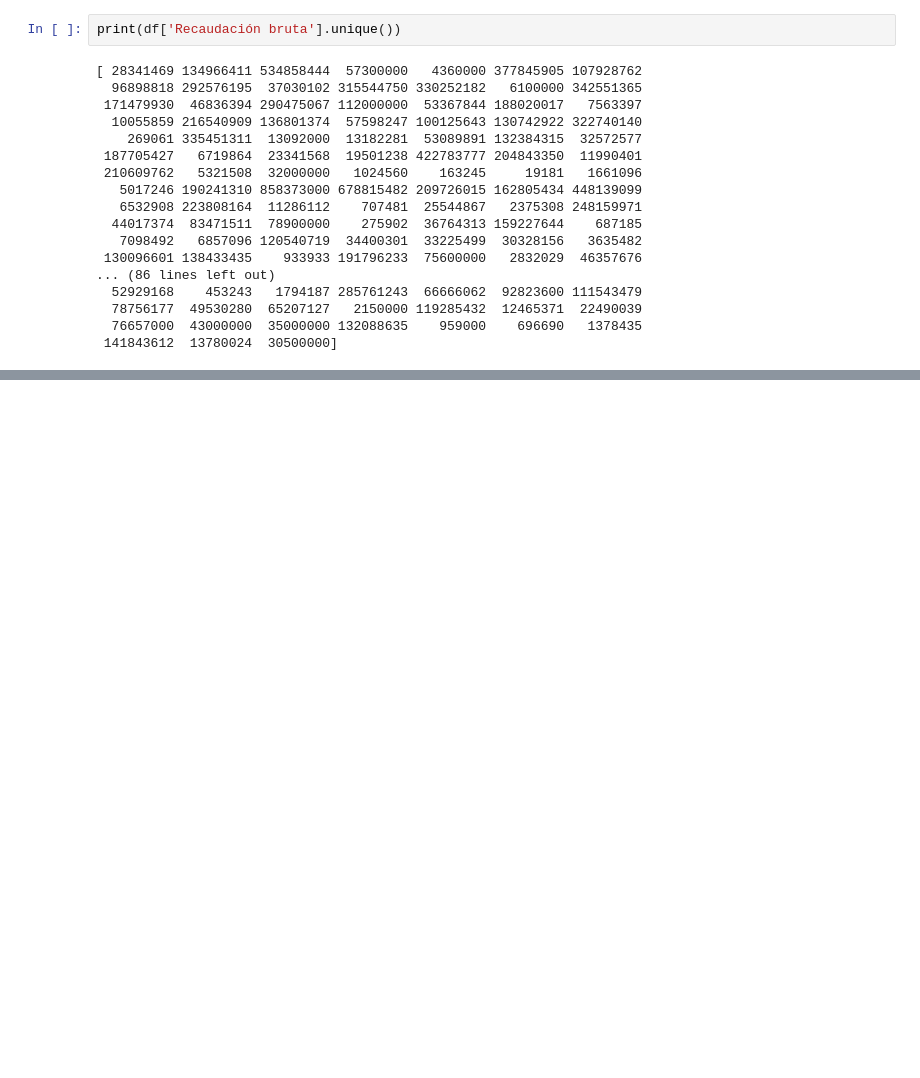
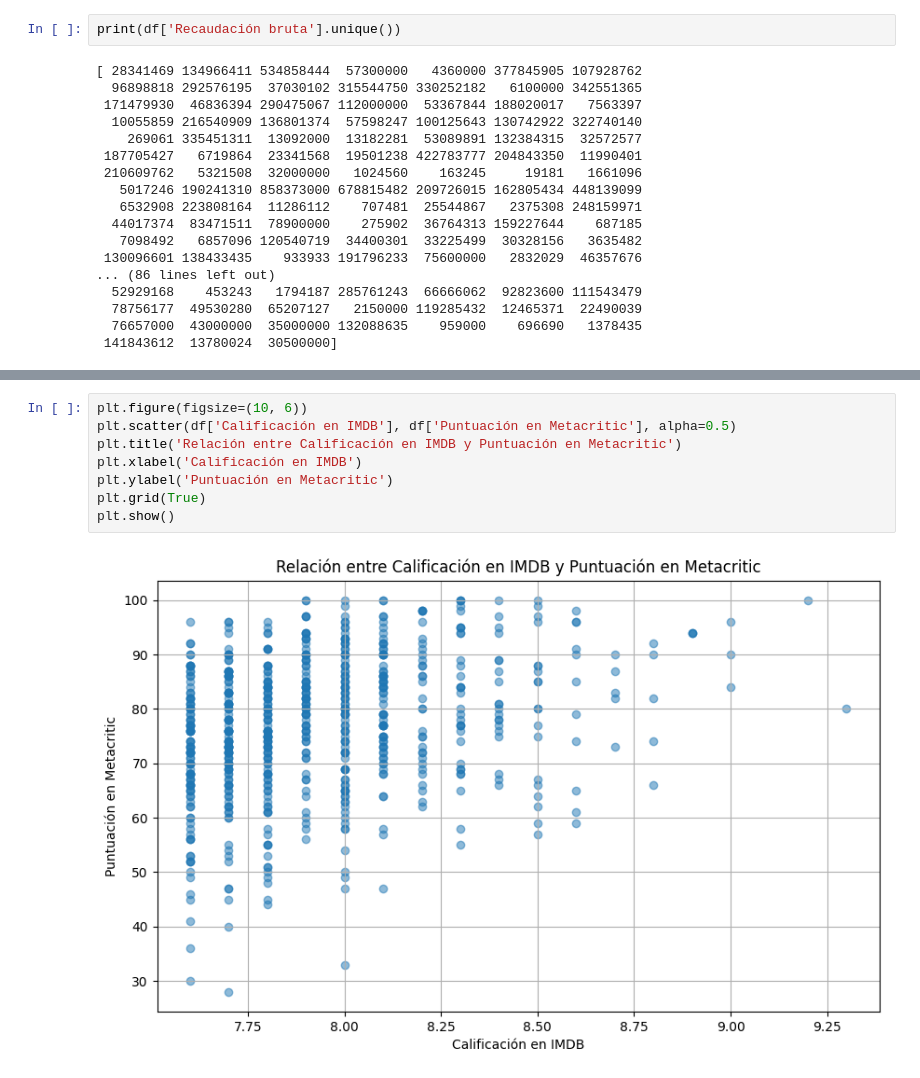
Before and after one commit to Dataniel31/Proyecto1-AnalisisDe-Pel-culasySeries-de-TVenIMDB, a Jupyter notebook: Proyecto1.ipynb, the cells around one changed output, grey strips where cells are left out. Cells and saved outputs as stored; diff of their text form; blank space fills up the shorter version.

```diff
--- a/Proyecto1.ipynb
+++ b/Proyecto1.ipynb
@@ -196,0 +241,10 @@ print(df['Recaudación bruta'].unique())
+# %%
+plt.figure(figsize=(10, 6))
+plt.scatter(df['Calificación en IMDB'], df['Puntuación en Metacritic'], alpha=0.5)
+plt.title('Relación entre Calificación en IMDB y Puntuación en Metacritic')
+plt.xlabel('Calificación en IMDB')
+plt.ylabel('Puntuación en Metacritic')
+plt.grid(True)
+plt.show()
+# %% [output]
+[figure, added]
```
Also changed, not shown: parts of 6 cells of this notebook.
